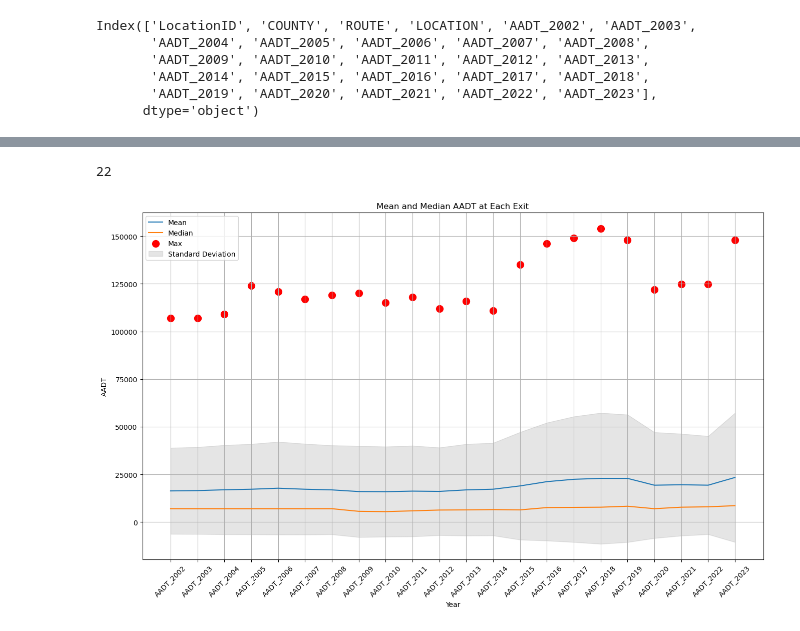
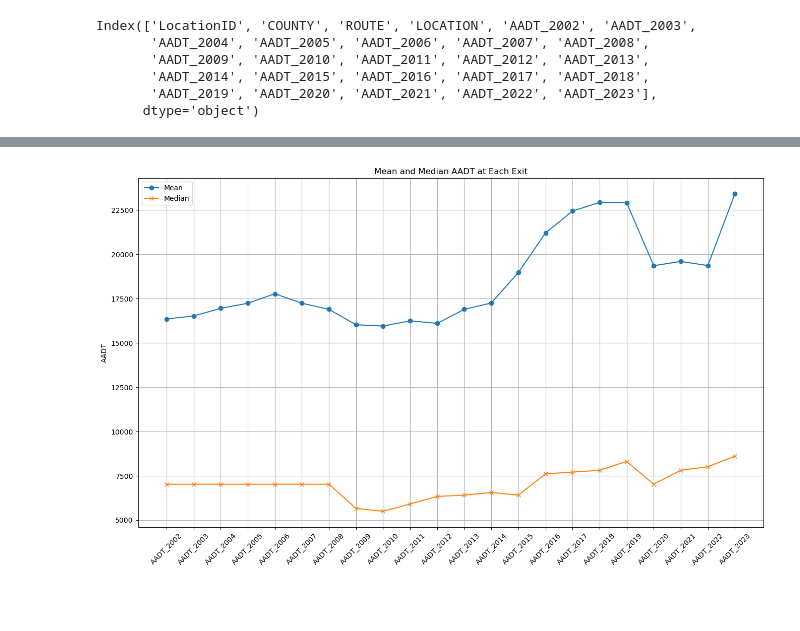
Before and after one commit to ericnguyen58/Data-Science, a Jupyter notebook: Explorer/explorer.ipynb, the cells around one changed output, grey strips where cells are left out. Drawn from its saved outputs; the diff is of its cells as text; code cells hidden in the pictures; blank space fills up the shorter version.

```diff
--- a/Explorer/explorer.ipynb
+++ b/Explorer/explorer.ipynb
@@ -45,10 +25,12 @@ dtype: float64
 # %%
-aadt_df.mean()
-# # Compute the mean for each row (exit) and round it to 2 decimal places
-# aadt_at_each_exit = aadt_df.T.mean(axis=1).round(2).T
+# Compute row-wise mean (exit-wise mean)
+aadt_at_each_exit = aadt_df.mean(axis=1).round(2)
 
-# # Fill missing values row-wise using the computed mean
-# aadt_df = aadt_df.T.apply(lambda row: row.fillna(aadt_at_each_exit[row.name]), axis=1)
+# Fill missing values using row-wise mean
+aadt_df = aadt_df.T.fillna(aadt_at_each_exit).T
 
-# df[aadt_cols] = aadt_df
+# Assign back to the original DataFrame
+df[aadt_cols] = aadt_df
+
+# Uncomment this line if you want to save the cleaned dataset
 # df.to_csv('/Users/eric5805/Documents/Data Science/Data_set/i485_origin_cleaned.csv', index=False)
@@ -76,30 +40,24 @@ max_of_each_exit = df[aadt_cols].max().round(2)
 median = df[aadt_cols].median().round(2)
 std = df[aadt_cols].std().round(2)
 years = list(range(2002, 2024))
-# %%
-print(len(mean))
-# %% [output]
-22
 # %%
 import matplotlib.pyplot as plt
 
 plt.figure(figsize=(16, 9))
-plt.plot(mean, label='Mean')
-plt.plot(median, label='Median')
-plt.scatter(mean.index, max_of_each_exit, label='Max', color='red', marker='o', s=100)
+plt.plot(mean, label='Mean',marker='o')
+plt.plot(median, label='Median',marker='x')
 
 
-plt.fill_between(mean.index, mean - std, mean + std, color='gray', alpha=0.2, label='Standard Deviation')
 
 plt.legend()
 plt.title('Mean and Median AADT at Each Exit')
 
-plt.xlabel('Year')
+
 plt.ylabel('AADT')
 plt.grid(True)
 # Ensure x-axis labels are clear
-plt.xticks(mean.index, rotation=45)  # Show every 2nd year and rotate
+plt.xticks(mean.index, rotation=45)
 
 plt.show()
 # %% [output]
-[figure, old version]
+[figure, new version]
```
Also changed, not shown: parts of 4 cells of this notebook.
